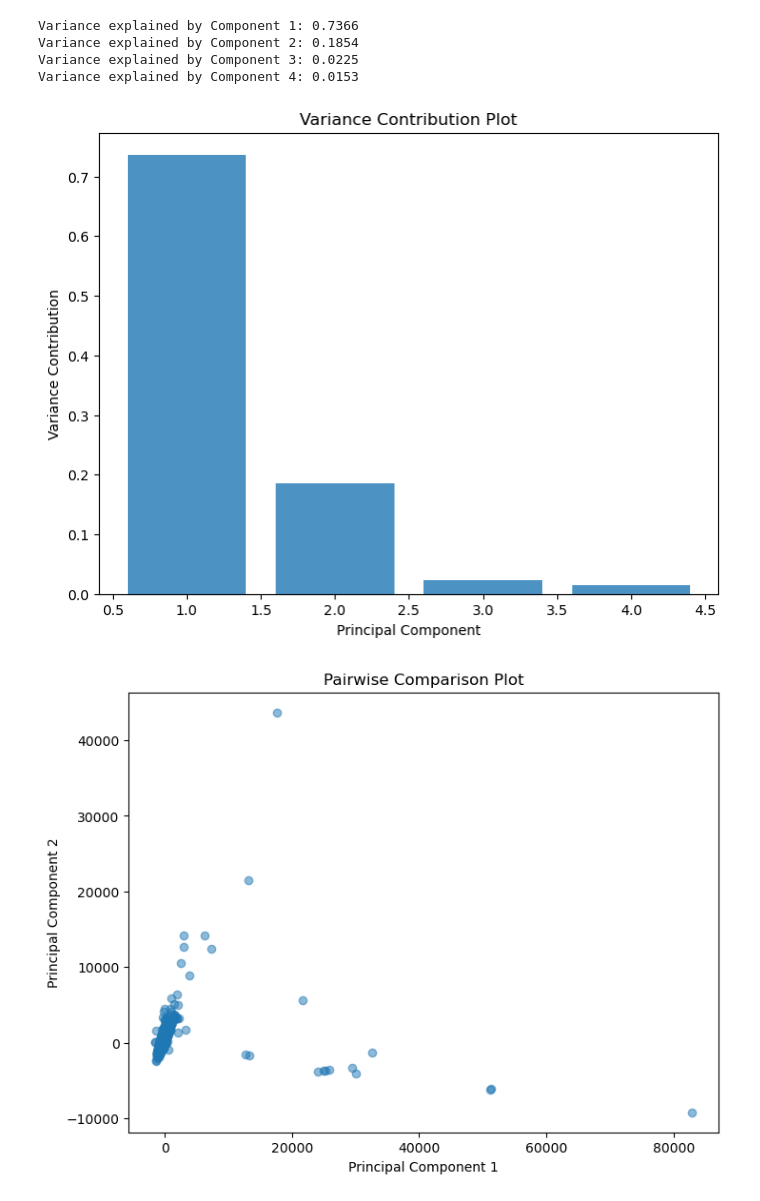
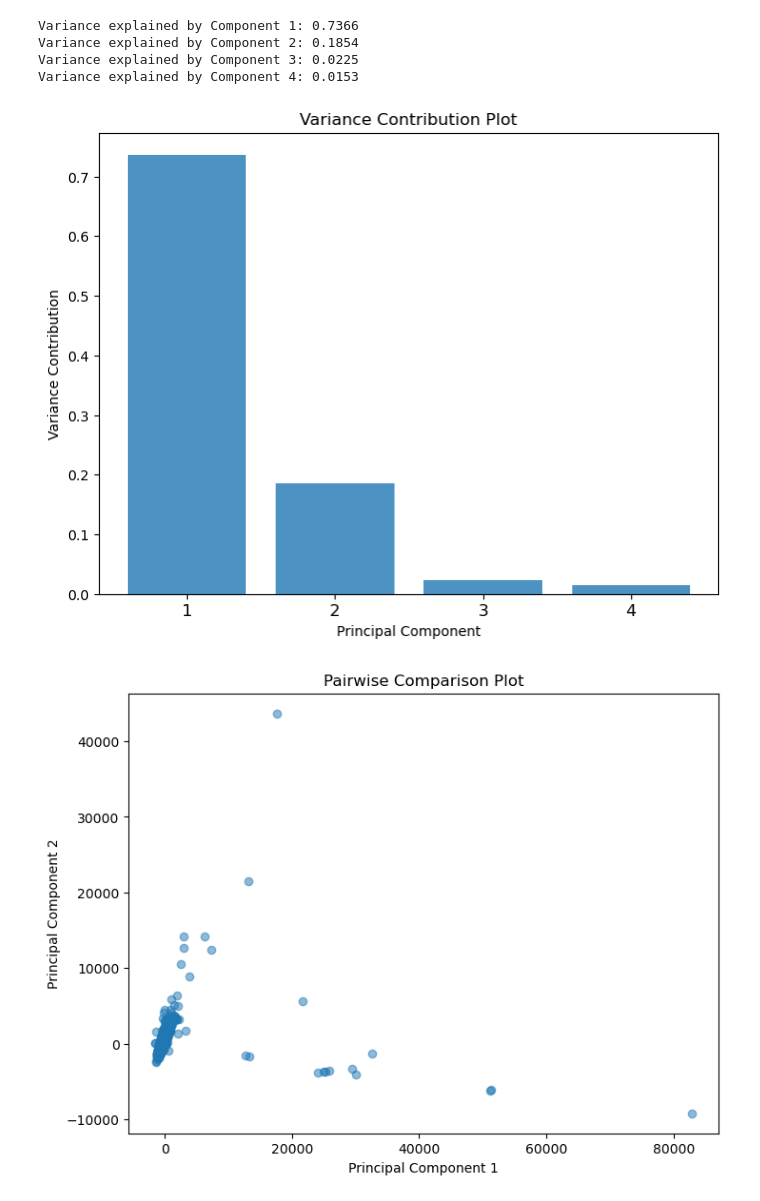
Before and after one commit to TIVEAA/Project_II, a Jupyter notebook: PCA_analysis.ipynb, the cells around one changed output. Cells and saved outputs as stored; diff of their text form; code cells hidden in the pictures.

```diff
--- a/PCA_analysis.ipynb
+++ b/PCA_analysis.ipynb
@@ -244,16 +408,17 @@ Variance explained by Component 4: 0.0153
 # %%
 # Get the explained variance ratio from PCA
 explained_variance_ratio = pca.explained_variance_ratio_
 
 # Create a bar plot of the variance contribution
 plt.figure(figsize=(8, 6))
 plt.bar(range(1, len(explained_variance_ratio) + 1), explained_variance_ratio, alpha=0.8)
 plt.xlabel('Principal Component')
 plt.ylabel('Variance Contribution')
 plt.title('Variance Contribution Plot')
+plt.xticks(np.arange(1, len(explained_variance_ratio)+1, step=1), fontsize = 12)
 plt.show()
 # %% [output]
-[figure, old version]
+[figure, new version]
 # %%
 # Select two principal components for comparison
 component1 = 1
```
Also changed, not shown: parts of 50 cells of this notebook.
